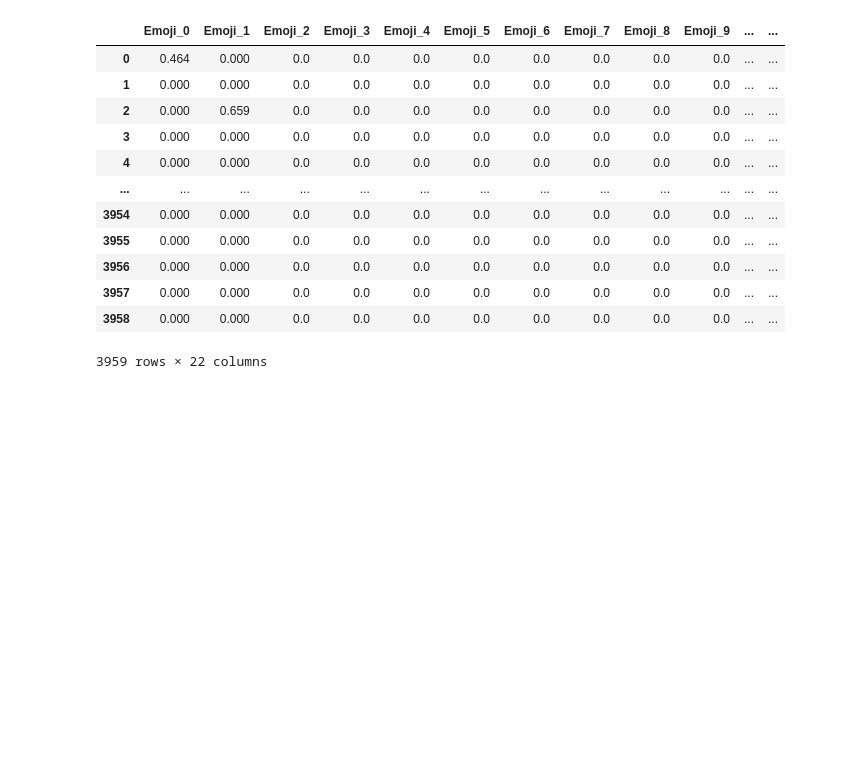
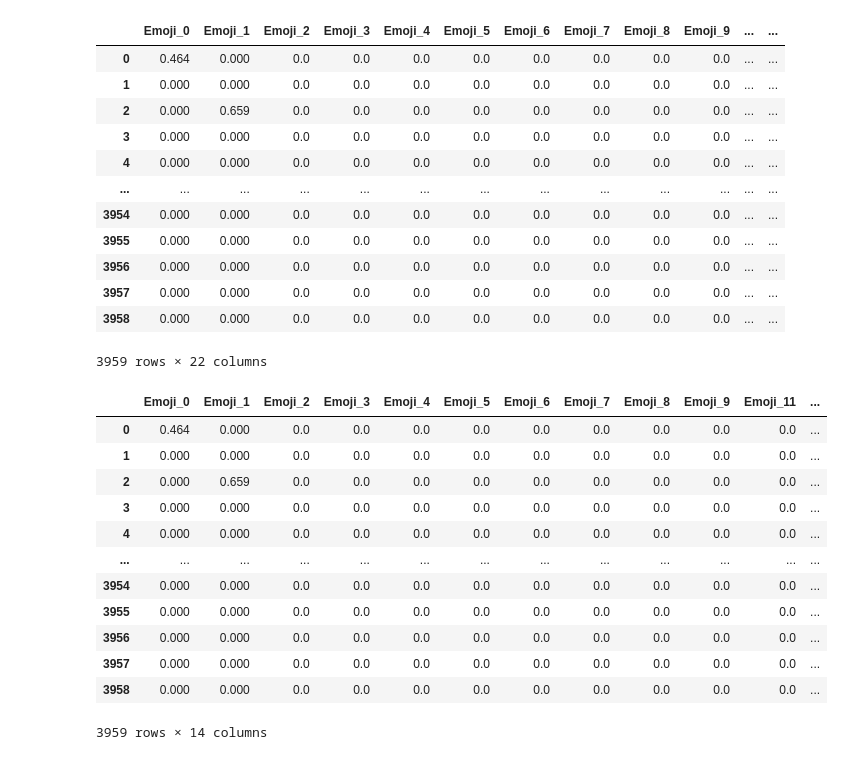
Before and after one commit to julscast/Thesis_2, a Jupyter notebook: PreElection.ipynb, the cells around one changed output. Drawn from its saved outputs; the diff is of its cells as text; code cells hidden in the pictures; blank space fills up the shorter version.

Commit message:
Emoji Sentiment Scores Done

```diff
--- a/PreElection.ipynb
+++ b/PreElection.ipynb
@@ -969,3 +969,20 @@ emojies_df
 | 3957 | 0.000 | 0.000 | 0.0 | 0.0 | 0.0 | 0.0 | 0.0 | 0.0 | 0.0 | 0.0 | ... | ... |
 | 3958 | 0.000 | 0.000 | 0.0 | 0.0 | 0.0 | 0.0 | 0.0 | 0.0 | 0.0 | 0.0 | ... | ... |
 3959 rows × 22 columns
+# %%
+emoji_sentiment = emojies_df.loc[:, (emojies_df!=0).any(axis=0)]
+emoji_sentiment
+# %% [output]
+|  | Emoji_0 | Emoji_1 | Emoji_2 | Emoji_3 | Emoji_4 | Emoji_5 | Emoji_6 | Emoji_7 | Emoji_8 | Emoji_9 | Emoji_11 | ... |
+| 0 | 0.464 | 0.000 | 0.0 | 0.0 | 0.0 | 0.0 | 0.0 | 0.0 | 0.0 | 0.0 | 0.0 | ... |
+| 1 | 0.000 | 0.000 | 0.0 | 0.0 | 0.0 | 0.0 | 0.0 | 0.0 | 0.0 | 0.0 | 0.0 | ... |
+| 2 | 0.000 | 0.659 | 0.0 | 0.0 | 0.0 | 0.0 | 0.0 | 0.0 | 0.0 | 0.0 | 0.0 | ... |
+| 3 | 0.000 | 0.000 | 0.0 | 0.0 | 0.0 | 0.0 | 0.0 | 0.0 | 0.0 | 0.0 | 0.0 | ... |
+| 4 | 0.000 | 0.000 | 0.0 | 0.0 | 0.0 | 0.0 | 0.0 | 0.0 | 0.0 | 0.0 | 0.0 | ... |
+| ... | ... | ... | ... | ... | ... | ... | ... | ... | ... | ... | ... | ... |
+| 3954 | 0.000 | 0.000 | 0.0 | 0.0 | 0.0 | 0.0 | 0.0 | 0.0 | 0.0 | 0.0 | 0.0 | ... |
+| 3955 | 0.000 | 0.000 | 0.0 | 0.0 | 0.0 | 0.0 | 0.0 | 0.0 | 0.0 | 0.0 | 0.0 | ... |
+| 3956 | 0.000 | 0.000 | 0.0 | 0.0 | 0.0 | 0.0 | 0.0 | 0.0 | 0.0 | 0.0 | 0.0 | ... |
+| 3957 | 0.000 | 0.000 | 0.0 | 0.0 | 0.0 | 0.0 | 0.0 | 0.0 | 0.0 | 0.0 | 0.0 | ... |
+| 3958 | 0.000 | 0.000 | 0.0 | 0.0 | 0.0 | 0.0 | 0.0 | 0.0 | 0.0 | 0.0 | 0.0 | ... |
+3959 rows × 14 columns
```
Also changed, not shown: parts of 2 cells of this notebook, 3 other files.
